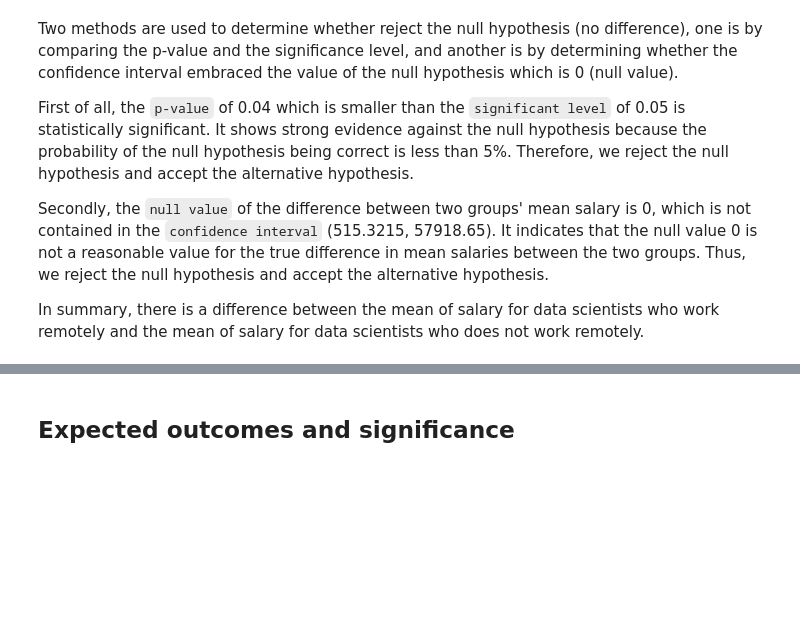
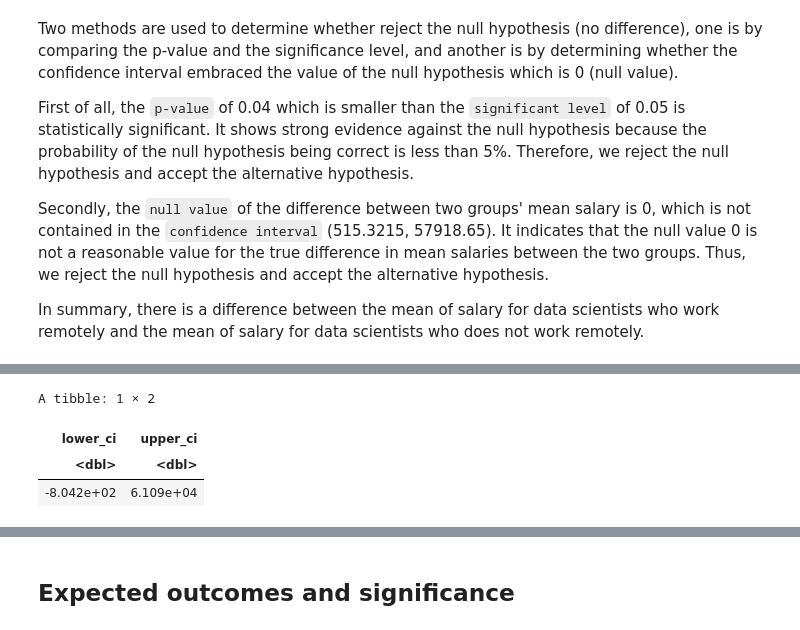
Before and after one commit to Wills-Hao/DS-Salary-Factor-Remote-R, a Jupyter notebook: Projectproposal.ipynb, the cells around one changed output, grey strips where cells are left out. Cells and saved outputs as stored; diff of their text form; code cells hidden in the pictures; blank space fills up the shorter version.

```diff
--- a/Projectproposal.ipynb
+++ b/Projectproposal.ipynb
@@ -301,0 +402,19 @@ In summary, there is a difference between the mean of salary for data scientists
+# %%
+wfh <- remote_ratio_100 %>%
+    select(salary_in_usd)
+
+office <- remote_ratio_0 %>%
+    select(salary_in_usd)
+
+DsSalary_diff_means_ci <-
+     tibble(
+         lower_ci = mean(wfh$salary_in_usd) - mean(office$salary_in_usd) + qnorm(0.025) * sqrt(var(wfh$salary_in_usd)/nrow(wfh) + var(office$salary_in_usd)/nrow(office)),
+         upper_ci = mean(wfh$salary_in_usd) - mean(office$salary_in_usd) + qnorm(0.975) * sqrt(var(wfh$salary_in_usd)/nrow(wfh) + var(office$salary_in_usd)/nrow(office))
+     )
+
+DsSalary_diff_means_ci
+# %% [output]
+A tibble: 1 × 2
+| lower_ci | upper_ci |
+| <dbl> | <dbl> |
+| -8.042e+02 | 6.109e+04 |
```
Also changed, not shown: parts of 26 cells of this notebook.
